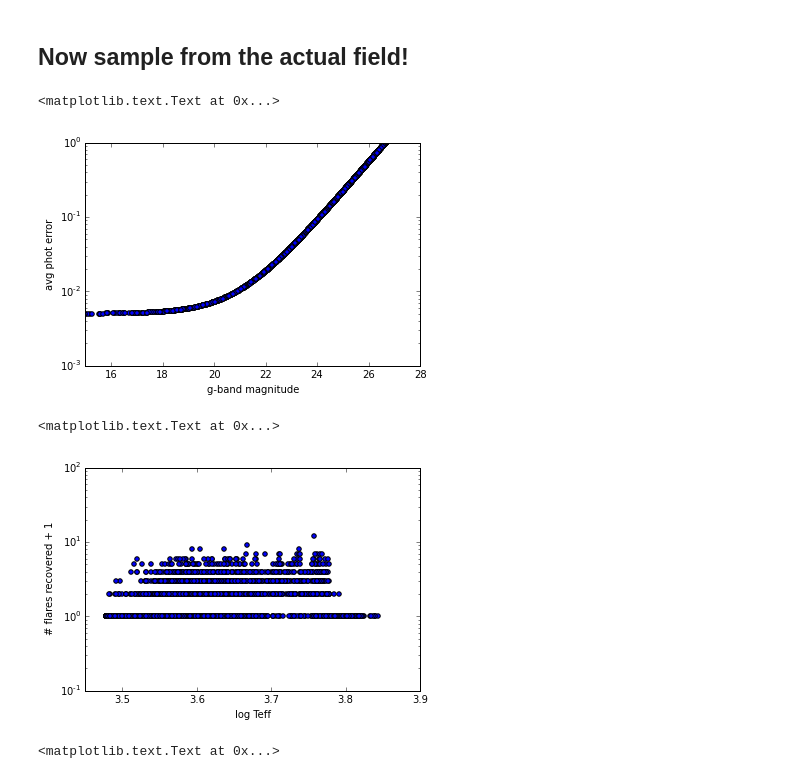
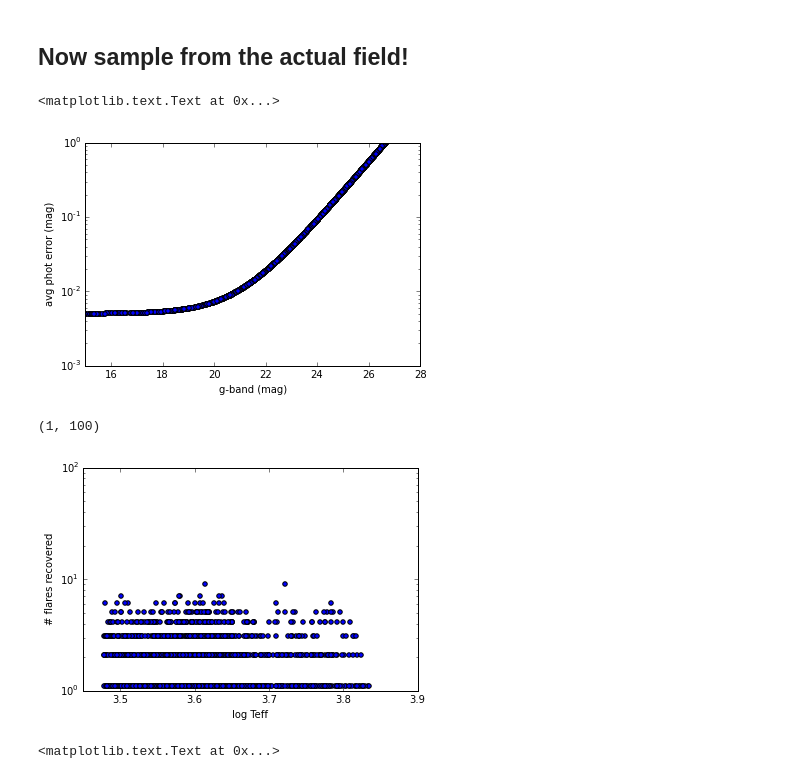
Before and after one commit to lsst-sims/MW-Flare, a Jupyter notebook: figures.ipynb, the cells around one changed output. Cells and saved outputs as stored; diff of their text form; code cells hidden in the pictures.

```diff
--- a/figures.ipynb
+++ b/figures.ipynb
@@ -172,11 +172,11 @@ plt.scatter(gmag, gerr)
 plt.ylim(1e-3,1)
 plt.yscale('log')
 plt.xlim(15,28)
-plt.xlabel('g-band magnitude')
-plt.ylabel('avg phot error')
+plt.xlabel('g-band (mag)')
+plt.ylabel('avg phot error (mag)')
 # %% [output]
 <matplotlib.text.Text at 0x...>
-[figure, old version]
+[figure, new version]
 # %%
 # Count how many flares are returned for each star
 Nflares = np.zeros(Nstars)
@@ -216,13 +216,14 @@ for k in range(Nstars):
 
     Nflares[k] = len(ok[0])
 # %%
-plt.scatter(teff, Nflares+1)
+plt.scatter(teff, Nflares + 0.1)
 plt.yscale('log')
 plt.xlabel('log Teff')
-plt.ylabel('# flares recovered + 1')
+plt.ylabel('# flares recovered')
+plt.ylim(1,100)
 # %% [output]
-<matplotlib.text.Text at 0x...>
+(1, 100)
-[figure, old version]
+[figure, new version]
 # %%
 plt.figure(figsize=(9,7))
 _ = plt.hist(gmag, weights=Nflares, bins=50, histtype='step')
```
